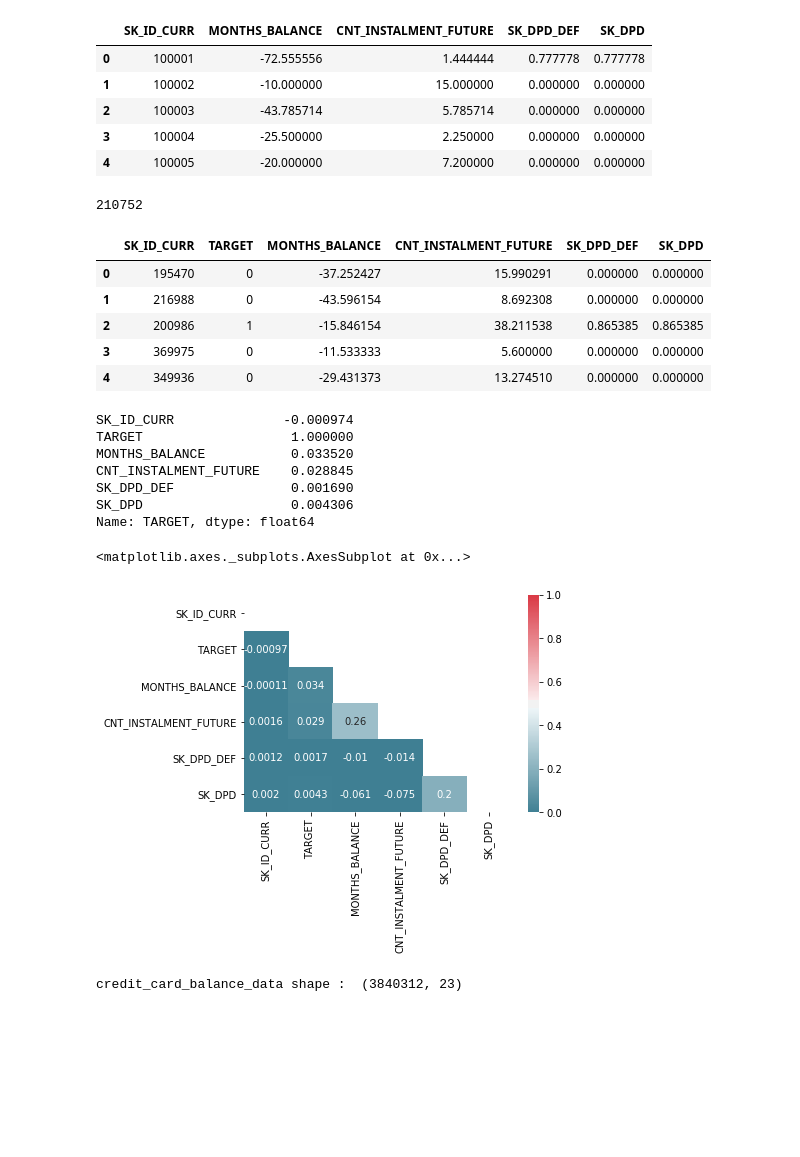
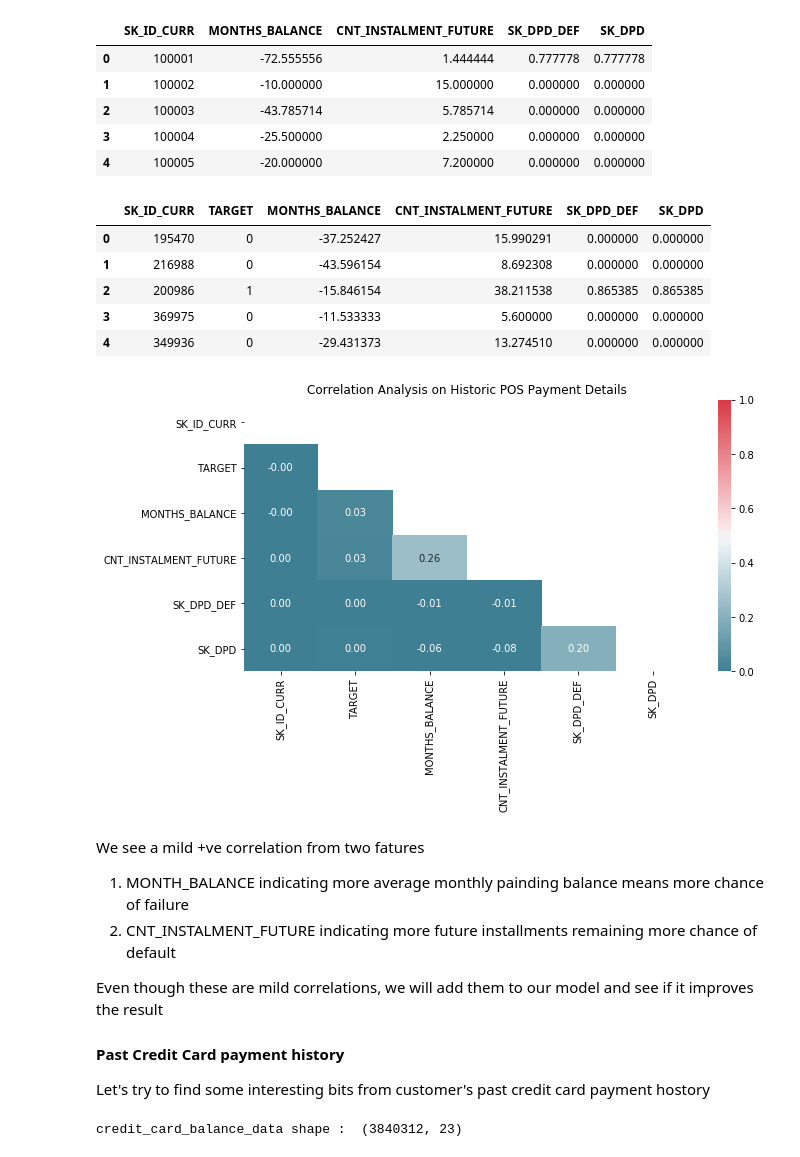
Before and after one commit to gauravkdesai/w207-FinalProject-HomeCreditDefaultRisk, a Jupyter notebook: EDA.ipynb, the cells around one changed output. Drawn from its saved outputs; the diff is of its cells as text; code cells hidden in the pictures; blank space fills up the shorter version.

```diff
--- a/EDA.ipynb
+++ b/EDA.ipynb
@@ -294,6 +110,0 @@ plt.xlabel('Last Phone Changed (Days)'); plt.ylabel('Density'); plt.title('Distr
-# %%
-#Looks like first 1000 days mean something, so lets add this variable in main training and test data set
-print('Before Shape',app_train_data.shape,app_test_data.shape)
-app_train_data['RECENT_DAYS_LAST_PHONE_CHANGE']=(app_train_data['DAYS_LAST_PHONE_CHANGE']*-1)<1000
-app_test_data['RECENT_DAYS_LAST_PHONE_CHANGE']=(app_test_data['DAYS_LAST_PHONE_CHANGE']*-1)<1000
-print('After Shape',app_train_data.shape,app_test_data.shape)
@@ -619,7 +627,13 @@ pos_cash_balance_data shape :  (10001358, 8)
 # %%
-#bureau_data[bureau_data['AMT_CREDIT_SUM_OVERDUE']>0]
+# Columns that we are inetersted in
 agg_columns = ['MONTHS_BALANCE','CNT_INSTALMENT_FUTURE','SK_DPD_DEF', 'SK_DPD']
-pos_cash_balance_data_sk_id = pos_cash_balance_data.groupby(['SK_ID_CURR'],as_index=False)[agg_columns].mean()
+
+# Aggregate using mean
+pos_cash_balance_data_sk_id = pos_cash_balance_data.groupby(['SK_ID_CURR']
+                                                            ,as_index=False)[
+    agg_columns].mean()
+
+# Feel the data
 pos_cash_balance_data_sk_id.head(5)
 # %% [output]
 |  | SK_ID_CURR | MONTHS_BALANCE | CNT_INSTALMENT_FUTURE | SK_DPD_DEF | SK_DPD |
@@ -629,15 +643,13 @@ pos_cash_balance_data_sk_id.head(5)
 | 3 | 100004 | -25.500000 | 2.250000 | 0.000000 | 0.000000 |
 | 4 | 100005 | -20.000000 | 7.200000 | 0.000000 | 0.000000 |
 # %%
-# find correlation of aggregated bureau data with target
-pos_cash_balance_data_sk_id_target = pd.DataFrame()
-pos_cash_balance_data_sk_id_target['SK_ID_CURR'] = app_train_data_skid_curr
-pos_cash_balance_data_sk_id_target['TARGET'] = train_labels
-pos_cash_balance_data_sk_id_target = pos_cash_balance_data_sk_id_target.merge(pos_cash_balance_data_sk_id, on = 'SK_ID_CURR', how = 'inner')
-print(len(bureau_data_sk_id_target))
+# Merge POS data with main training data
+pos_cash_balance_data_sk_id_target = pd.DataFrame(data = app_train_data
+                                            , columns=['SK_ID_CURR', 'TARGET'])
+pos_cash_balance_data_sk_id_target = pos_cash_balance_data_sk_id_target.merge(
+    pos_cash_balance_data_sk_id, on = 'SK_ID_CURR', how = 'left')
 pos_cash_balance_data_sk_id_target.head(5)
 # %% [output]
-210752
 |  | SK_ID_CURR | TARGET | MONTHS_BALANCE | CNT_INSTALMENT_FUTURE | SK_DPD_DEF | SK_DPD |
 | 0 | 195470 | 0 | -37.252427 | 15.990291 | 0.000000 | 0.000000 |
 | 1 | 216988 | 0 | -43.596154 | 8.692308 | 0.000000 | 0.000000 |
@@ -645,22 +657,29 @@ pos_cash_balance_data_sk_id_target.head(5)
 | 3 | 369975 | 0 | -11.533333 | 5.600000 | 0.000000 | 0.000000 |
 | 4 | 349936 | 0 | -29.431373 | 13.274510 | 0.000000 | 0.000000 |
 # %%
+# Lets plot the correlation matrix
 corr = pos_cash_balance_data_sk_id_target.corr()
-print(corr['TARGET'])
+#print(corr['TARGET'])
 mask = np.zeros_like(corr, dtype=np.bool)
 mask[np.triu_indices_from(mask)] = True
 cmap = sns.diverging_palette(220, 10, as_cmap=True)
-sns.heatmap(corr, cmap = cmap, vmin=0, vmax=1, annot=True, mask=mask)
+plt.subplots(figsize=(10,5))
+sns.heatmap(corr, cmap = cmap, vmin=0, vmax=1, annot=True, mask=mask, fmt=".2f")
+plt.title('Correlation Analysis on Historic POS Payment Details')
+plt.show()
 # %% [output]
-SK_ID_CURR              -0.000974
-TARGET                   1.000000
-MONTHS_BALANCE           0.033520
-CNT_INSTALMENT_FUTURE    0.028845
-SK_DPD_DEF               0.001690
-SK_DPD                   0.004306
-Name: TARGET, dtype: float64
-<matplotlib.axes._subplots.AxesSubplot at 0x...>
-[figure, old version]
+[figure, new version]
+# %% [markdown]
+We see a mild +ve correlation from two fatures
+1. MONTH_BALANCE indicating more average monthly painding balance means more chance of failure
+2. CNT_INSTALMENT_FUTURE  indicating more future installments remaining more chance of default
+
+Even though these are mild correlations, we will add them to our model and see if it improves the result
+
+
+#### Past Credit Card payment history
+
+Let's try to find some interesting bits from customer's past credit card payment hostory
 # %%
 # Read credit_card_balance.csv = > Past  credit card history
 credit_card_balance_data = pd.read_csv(input_dir+'/credit_card_balance.csv')
```
Also changed, not shown: parts of 87 cells of this notebook.
